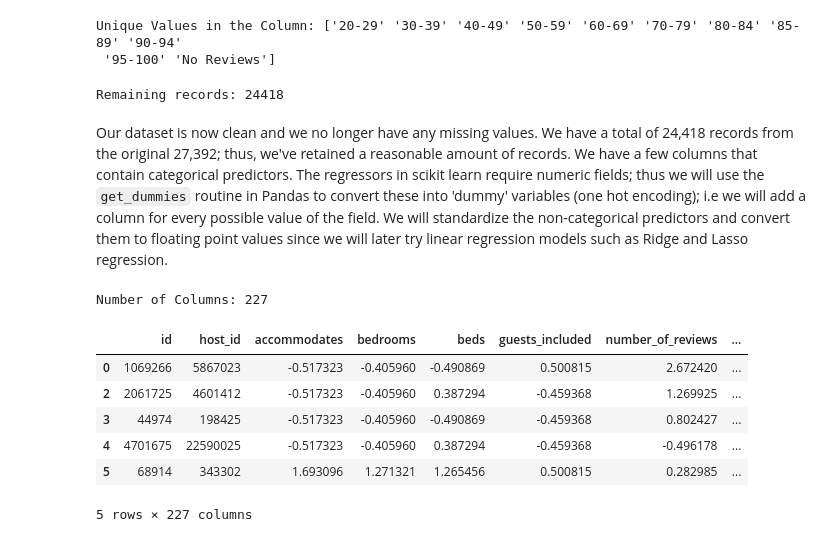
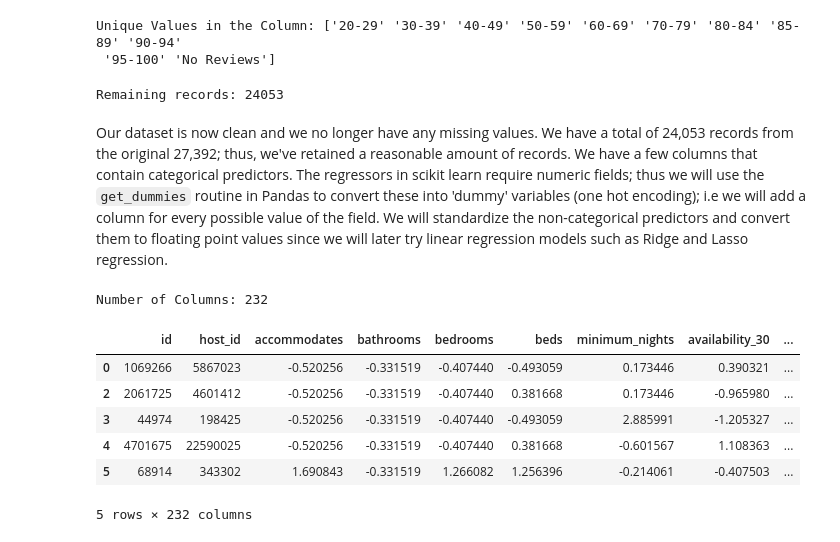
Before and after one commit to samuelklam/airbnb-pricing-prediction, a Jupyter notebook: data-cleaning/data-cleaning-listings.ipynb, the cells around one changed output. Saved outputs shown, nothing was run; the diff lists cells and outputs as text; code cells hidden in the pictures.

```diff
--- a/data-cleaning/data-cleaning-listings.ipynb
+++ b/data-cleaning/data-cleaning-listings.ipynb
@@ -89,10 +87,15 @@ cols = [
     'beds',
     'bed_type',
     'price',
-    'guests_included',
     'number_of_reviews',
     'review_scores_rating',
-    'host_listing_count'
+    'host_listing_count',
+    'availability_30',
+    'availability_60',
+    'availability_90',
+    'availability_365',
+    'minimum_nights',
+    'bathrooms'
 ]
 
 data = pd.read_csv('../datasets/raw_datasets/listings.csv', usecols=cols)
@@ -133,7 +141,7 @@ host_listing_count, Number of Missing Values: 0
 4. Convert ZipCode values such as 10022-4175 into 10022
 # %%
 # remove NaN values from dataframe
-data = data.dropna(how='any', subset=['zipcode', 'property_type', 'bedrooms', 'beds'])
+data = data.dropna(how='any', subset=['zipcode', 'property_type', 'bedrooms', 'beds', 'bathrooms'])
 
 # convert formatting for price
 data['price'] = (data['price'].str.replace(r'[^-+\d.]', '').astype(float))
@@ -280,9 +288,9 @@ Unique Values in the Column: ['20-29' '30-39' '40-49' '50-59' '60-69' '70-79' '8
 # %%
 print 'Remaining records:', len(data)
 # %% [output]
-Remaining records: 24418
+Remaining records: 24053
 # %% [markdown]
-Our dataset is now clean and we no longer have any missing values. We have a total of 24,418 records from the original 27,392; thus, we've retained a reasonable amount of records. We have a few columns that contain categorical predictors. The regressors in scikit learn require numeric fields; thus we will use the `get_dummies` routine in Pandas to convert these into 'dummy' variables (one hot encoding); i.e we will add a column for every possible value of the field. We will standardize the non-categorical predictors and convert them to floating point values since we will later try linear regression models such as Ridge and Lasso regression.
+Our dataset is now clean and we no longer have any missing values. We have a total of 24,053 records from the original 27,392; thus, we've retained a reasonable amount of records. We have a few columns that contain categorical predictors. The regressors in scikit learn require numeric fields; thus we will use the `get_dummies` routine in Pandas to convert these into 'dummy' variables (one hot encoding); i.e we will add a column for every possible value of the field. We will standardize the non-categorical predictors and convert them to floating point values since we will later try linear regression models such as Ridge and Lasso regression.
 # %%
 # encode categorical variables
 zipcode_dummies = pd.get_dummies(data['zipcode'])
@@ -306,28 +314,28 @@ idx = cols.index('price')
 rearrange_cols = cols[:idx] + cols[idx+1:] + [cols[idx]]
 df = df[rearrange_cols]
 # %% [output]
-Number of Columns: 227
+Number of Columns: 232
 # %%
 # convert non-categorical variables to floats and standardize
 def standardize_col(col):
     mean = np.mean(col)
     std = np.std(col)
     return col.apply(lambda x: (x - mean) / std)
 
-non_cat_vars = ['accommodates', 'bedrooms', 'beds', 'guests_included', 'number_of_reviews', 'host_listing_count']
+non_cat_vars = ['accommodates', 'bedrooms', 'beds', 'number_of_reviews', 'host_listing_count', 'availability_30', 'availability_60', 'minimum_nights', 'availability_90', 'availability_365', 'bathrooms']
 for col in non_cat_vars:
     df[col] = df[col].astype(float)
     df[col] = standardize_col(df[col])
 
 df.head()
 # %% [output]
-|  | id | host_id | accommodates | bedrooms | beds | guests_included | number_of_reviews | ... |
-| 0 | 1069266 | 5867023 | -0.517323 | -0.405960 | -0.490869 | 0.500815 | 2.672420 | ... |
-| 2 | 2061725 | 4601412 | -0.517323 | -0.405960 | 0.387294 | -0.459368 | 1.269925 | ... |
-| 3 | 44974 | 198425 | -0.517323 | -0.405960 | -0.490869 | -0.459368 | 0.802427 | ... |
-| 4 | 4701675 | 22590025 | -0.517323 | -0.405960 | 0.387294 | -0.459368 | -0.496178 | ... |
-| 5 | 68914 | 343302 | 1.693096 | 1.271321 | 1.265456 | 0.500815 | 0.282985 | ... |
+|  | id | host_id | accommodates | bathrooms | bedrooms | beds | minimum_nights | availability_30 | ... |
+| 0 | 1069266 | 5867023 | -0.520256 | -0.331519 | -0.407440 | -0.493059 | 0.173446 | 0.390321 | ... |
+| 2 | 2061725 | 4601412 | -0.520256 | -0.331519 | -0.407440 | 0.381668 | 0.173446 | -0.965980 | ... |
+| 3 | 44974 | 198425 | -0.520256 | -0.331519 | -0.407440 | -0.493059 | 2.885991 | -1.205327 | ... |
+| 4 | 4701675 | 22590025 | -0.520256 | -0.331519 | -0.407440 | 0.381668 | -0.601567 | 1.108363 | ... |
+| 5 | 68914 | 343302 | 1.690843 | -0.331519 | 1.266082 | 1.256396 | -0.214061 | -0.407503 | ... |
-5 rows × 227 columns
+5 rows × 232 columns
 # %%
 # read to csv
 df.to_csv('../datasets/listings_clean.csv', index=False)
```
Also changed, not shown: parts of 9 cells of this notebook, 3 other files.
